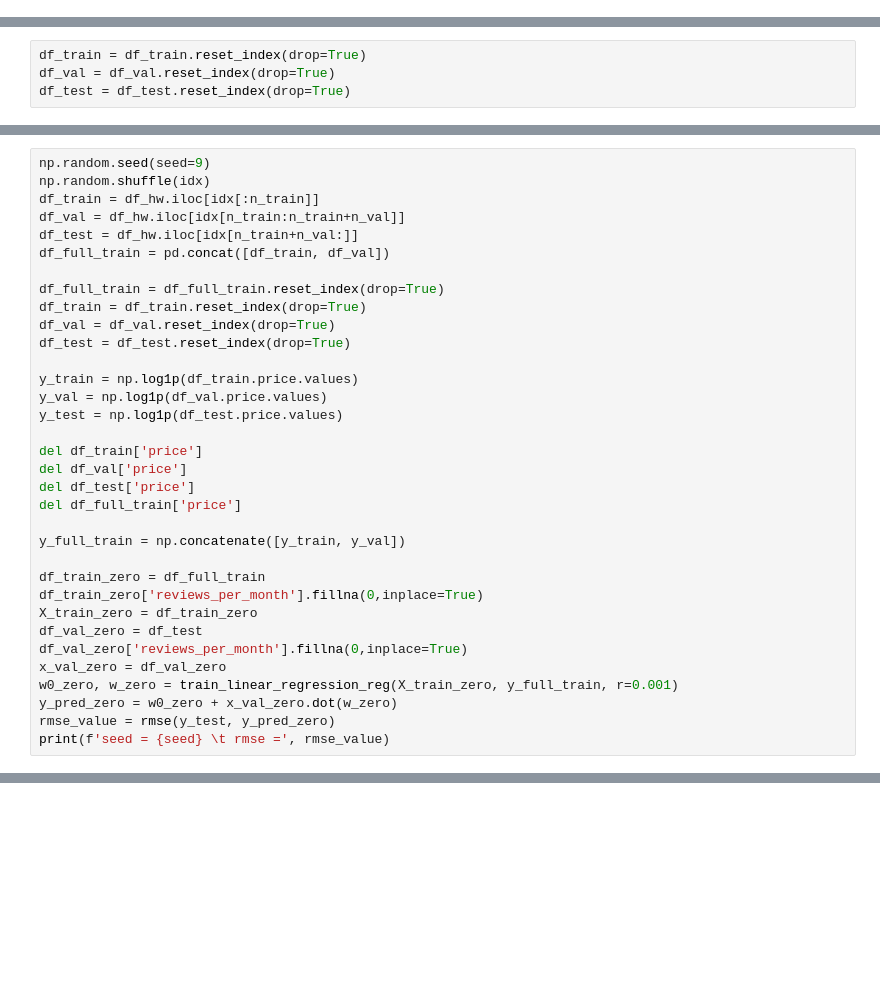
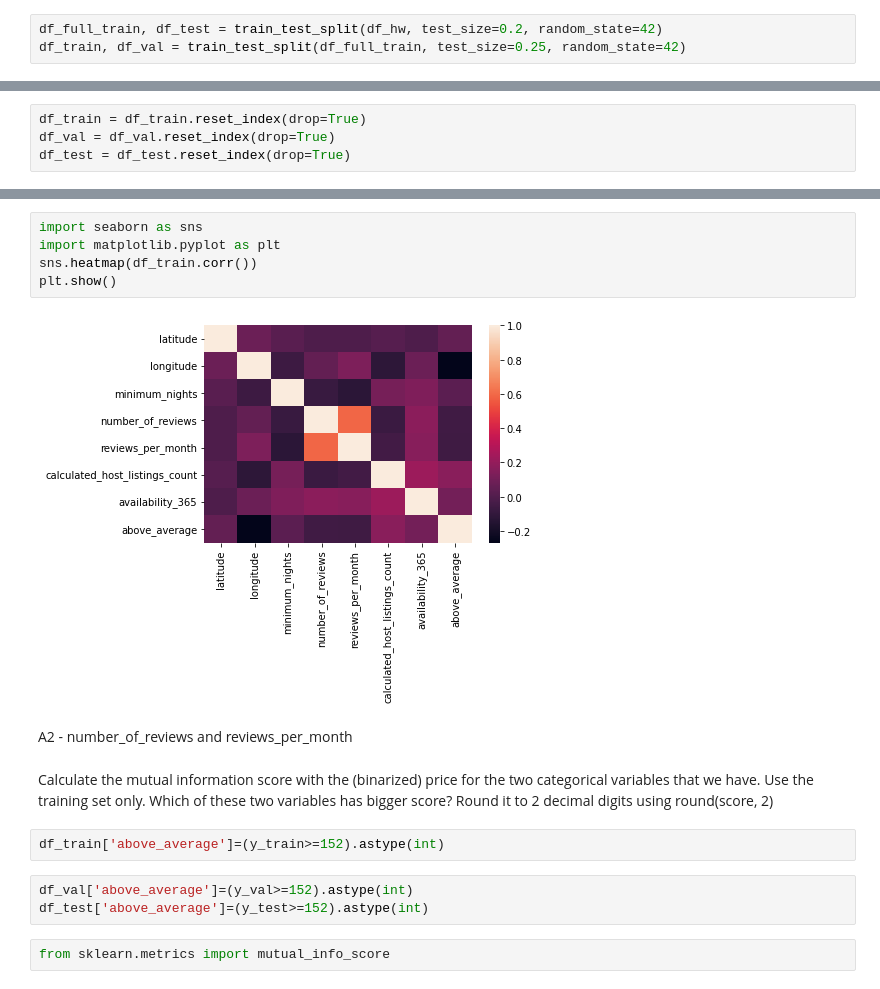
Before and after one commit to gulldan/mlbookcamp-code, a Jupyter notebook: course-zoomcamp/03-classification/hw-week3.ipynb, the cells around one changed output, grey strips where cells are left out. Saved outputs shown, nothing was run; the diff lists cells and outputs as text; blank space fills up the shorter version.

```diff
--- a/course-zoomcamp/03-classification/hw-week3.ipynb
+++ b/course-zoomcamp/03-classification/hw-week3.ipynb
@@ -179,3 +157,6 @@ df_train.head()
+# %%
+df_full_train, df_test = train_test_split(df_hw, test_size=0.2, random_state=42)
+df_train, df_val = train_test_split(df_full_train, test_size=0.25, random_state=42)
 # %%
 len(df_train), len(df_val), len(df_test)
 # %% [output]
@@ -353,34 +179,0 @@ STD RMSE = 0.006
-# %%
-np.random.seed(seed=9)
-np.random.shuffle(idx)
-df_train = df_hw.iloc[idx[:n_train]]
-df_val = df_hw.iloc[idx[n_train:n_train+n_val]]
-df_test = df_hw.iloc[idx[n_train+n_val:]]
-df_full_train = pd.concat([df_train, df_val])
-
-df_full_train = df_full_train.reset_index(drop=True)
-df_train = df_train.reset_index(drop=True)
-df_val = df_val.reset_index(drop=True)
-df_test = df_test.reset_index(drop=True)
-
-y_train = np.log1p(df_train.price.values)
-y_val = np.log1p(df_val.price.values)
-y_test = np.log1p(df_test.price.values)
-
-del df_train['price']
-del df_val['price']
-del df_test['price']
-del df_full_train['price']
-
-y_full_train = np.concatenate([y_train, y_val])
-
-df_train_zero = df_full_train
-df_train_zero['reviews_per_month'].fillna(0,inplace=True)
-X_train_zero = df_train_zero
-df_val_zero = df_test
-df_val_zero['reviews_per_month'].fillna(0,inplace=True)
-x_val_zero = df_val_zero
-w0_zero, w_zero = train_linear_regression_reg(X_train_zero, y_full_train, r=0.001)
-y_pred_zero = w0_zero + x_val_zero.dot(w_zero)
-rmse_value = rmse(y_test, y_pred_zero)
-print(f'seed = {seed} \t rmse =', rmse_value)
@@ -388,0 +199,20 @@ seed = 9         rmse = 0.6454823580466282
+# %%
+import seaborn as sns
+import matplotlib.pyplot as plt
+sns.heatmap(df_train.corr())
+plt.show()
+# %% [output]
+[figure, added]
+# %% [markdown]
+A2 - number_of_reviews and reviews_per_month
+# %% [markdown]
+Calculate the mutual information score with the (binarized) price for the two categorical variables that we have. Use the training set only.
+Which of these two variables has bigger score?
+Round it to 2 decimal digits using round(score, 2)
+# %%
+df_train['above_average']=(y_train>=152).astype(int)
+# %%
+df_val['above_average']=(y_val>=152).astype(int)
+df_test['above_average']=(y_test>=152).astype(int)
+# %%
+from sklearn.metrics import mutual_info_score
```
Also changed, not shown: parts of 57 cells of this notebook.
